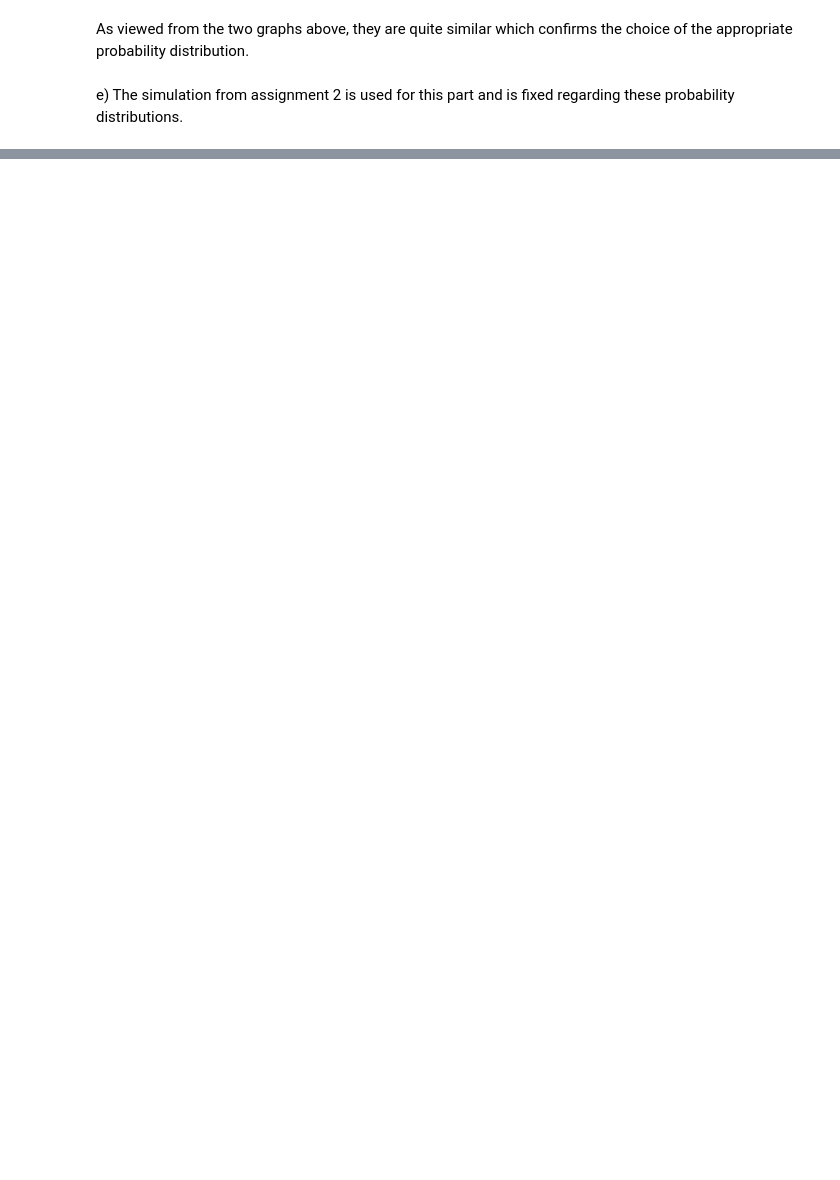
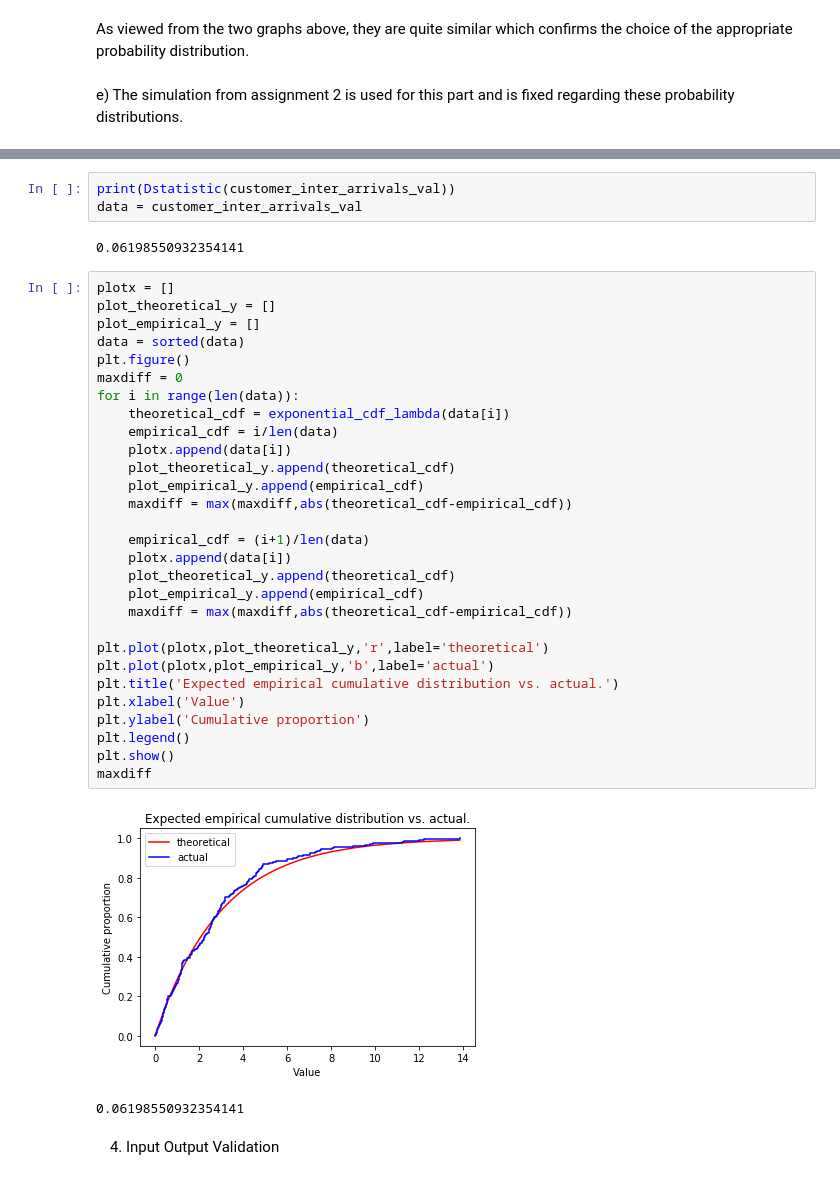
Before and after one commit to MarevaZenelaj/DES-HW3, a Jupyter notebook: Des Hw3.ipynb, the cells around one changed output, grey strips where cells are left out. Saved outputs shown, nothing was run; the diff lists cells and outputs as text; blank space fills up the shorter version.

```diff
--- a/Des Hw3.ipynb
+++ b/Des Hw3.ipynb
@@ -81,0 +158,39 @@ e) The simulation from assignment 2 is used for this part and is fixed regarding
+# %%
+print(Dstatistic(customer_inter_arrivals_val))
+data = customer_inter_arrivals_val
+# %% [output]
+0.06198550932354141
+# %%
+plotx = []
+plot_theoretical_y = []
+plot_empirical_y = []
+data = sorted(data)
+plt.figure()
+maxdiff = 0
+for i in range(len(data)):
+    theoretical_cdf = exponential_cdf_lambda(data[i])
+    empirical_cdf = i/len(data)
+    plotx.append(data[i])
+    plot_theoretical_y.append(theoretical_cdf)
+    plot_empirical_y.append(empirical_cdf)
+    maxdiff = max(maxdiff,abs(theoretical_cdf-empirical_cdf))
+
+    empirical_cdf = (i+1)/len(data)
+    plotx.append(data[i])
+    plot_theoretical_y.append(theoretical_cdf)
+    plot_empirical_y.append(empirical_cdf)
+    maxdiff = max(maxdiff,abs(theoretical_cdf-empirical_cdf))
+
+plt.plot(plotx,plot_theoretical_y,'r',label='theoretical')
+plt.plot(plotx,plot_empirical_y,'b',label='actual')
+plt.title('Expected empirical cumulative distribution vs. actual.')
+plt.xlabel('Value')
+plt.ylabel('Cumulative proportion')
+plt.legend()
+plt.show()
+maxdiff
+# %% [output]
+[figure, added]
+0.06198550932354141
+# %% [markdown]
+4. Input Output Validation
```
Also changed, not shown: parts of 38 cells of this notebook, 11 other files.
